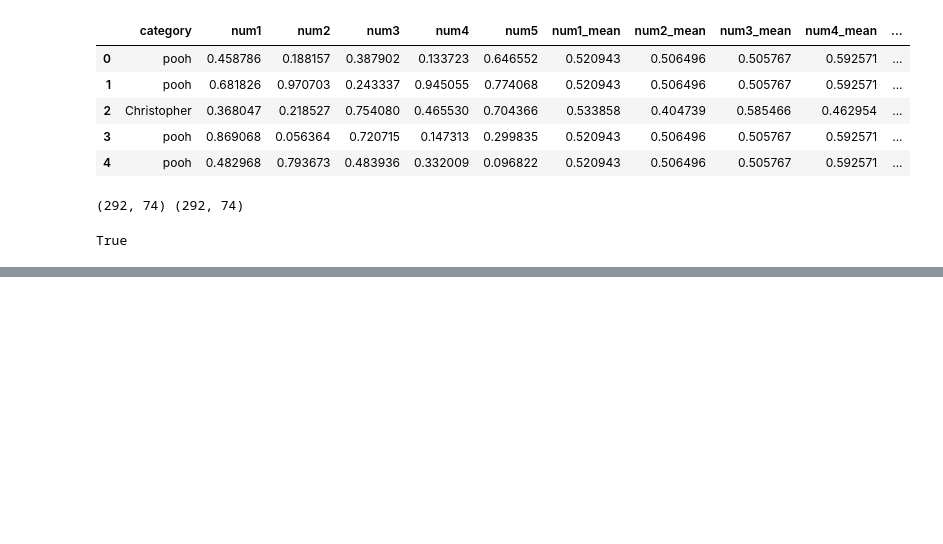
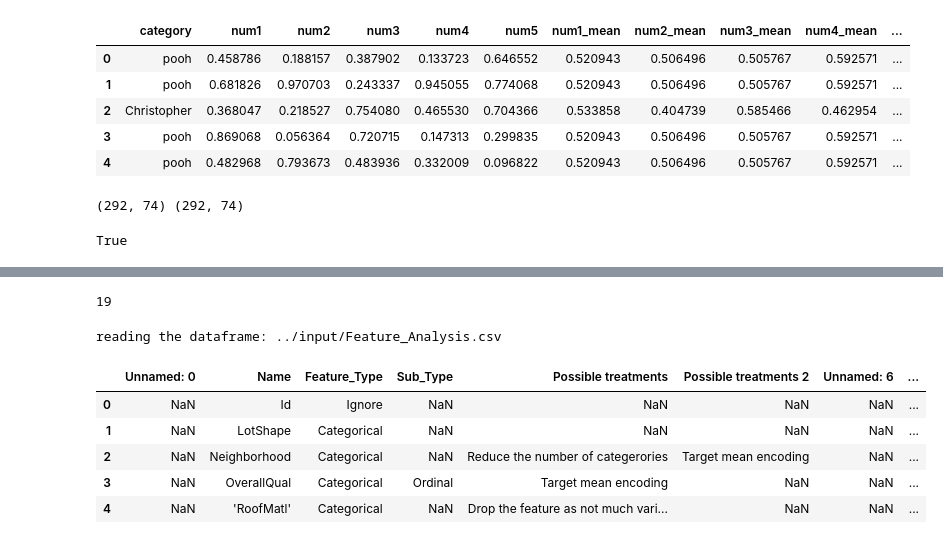
Before and after one commit to aripirala/mlframework, a Jupyter notebook: notebooks/Scratch.ipynb, the cells around one changed output, grey strips where cells are left out. Drawn from its saved outputs; the diff is of its cells as text; code cells hidden in the pictures; blank space fills up the shorter version.

Commit message:
Added code to handle 1) Elastinet, Lightgbm models 2) Categorical feature engineering - Polynomial Contrasting/GLMModels 3) Also added some helper functions in utils

```diff
--- a/notebooks/Scratch.ipynb
+++ b/notebooks/Scratch.ipynb
@@ -862,0 +937,17 @@ True
+# %%
+from utils import *
+len(select_dtype_dataColumns(train_df_1, dtype='NUMERIC'))
+# %% [output]
+19
+# %%
+feature_dtypes_path = get_file_path('Feature_Analysis.csv')
+feature_dtypes_df = read_df(feature_dtypes_path)
+feature_dtypes_df.head()
+# %% [output]
+reading the dataframe: ../input/Feature_Analysis.csv
+|  | Unnamed: 0 | Name | Feature_Type | Sub_Type | Possible treatments | Possible treatments 2 | Unnamed: 6 | ... |
+| 0 | NaN | Id | Ignore | NaN | NaN | NaN | NaN | ... |
+| 1 | NaN | LotShape | Categorical | NaN | NaN | NaN | NaN | ... |
+| 2 | NaN | Neighborhood | Categorical | NaN | Reduce the number of categerories | Target mean encoding | NaN | ... |
+| 3 | NaN | OverallQual | Categorical | Ordinal | Target mean encoding | NaN | NaN | ... |
+| 4 | NaN | 'RoofMatl' | Categorical | NaN | Drop the feature as not much vari... | NaN | NaN | ... |
```
Also changed, not shown: parts of 9 cells of this notebook, 9 other files.
